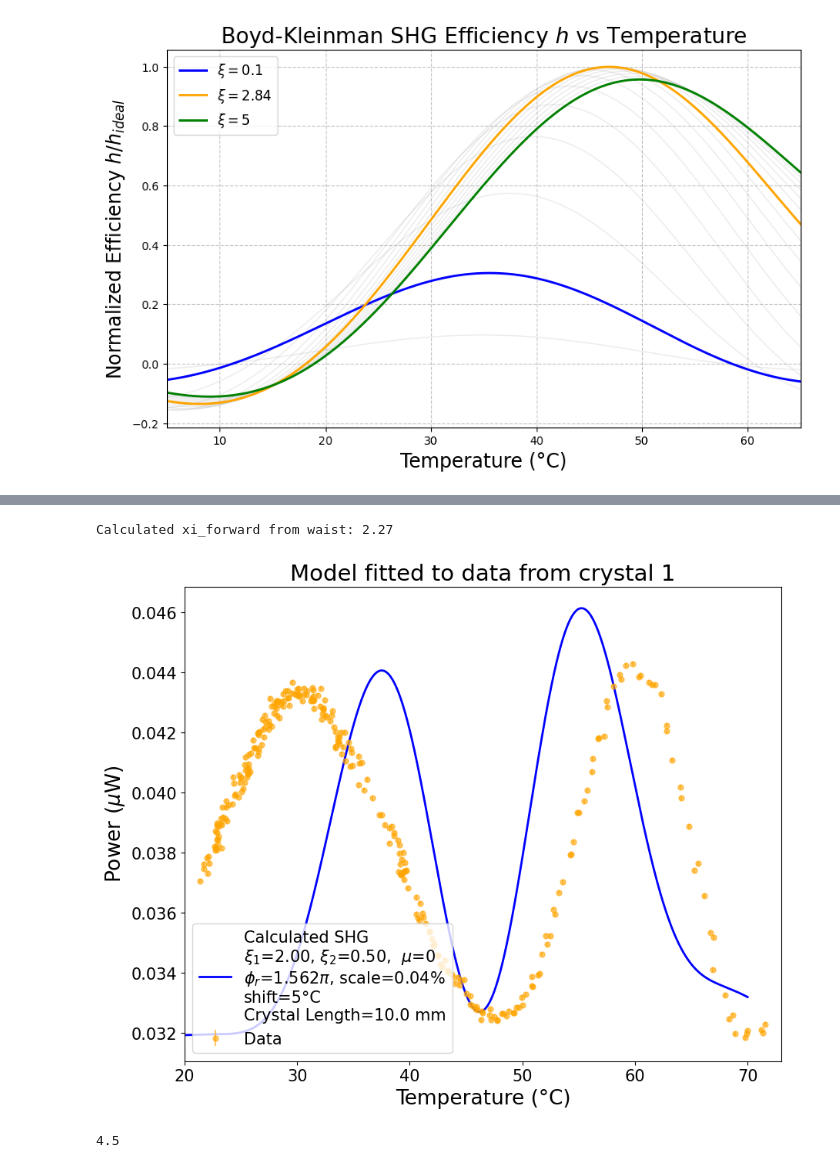
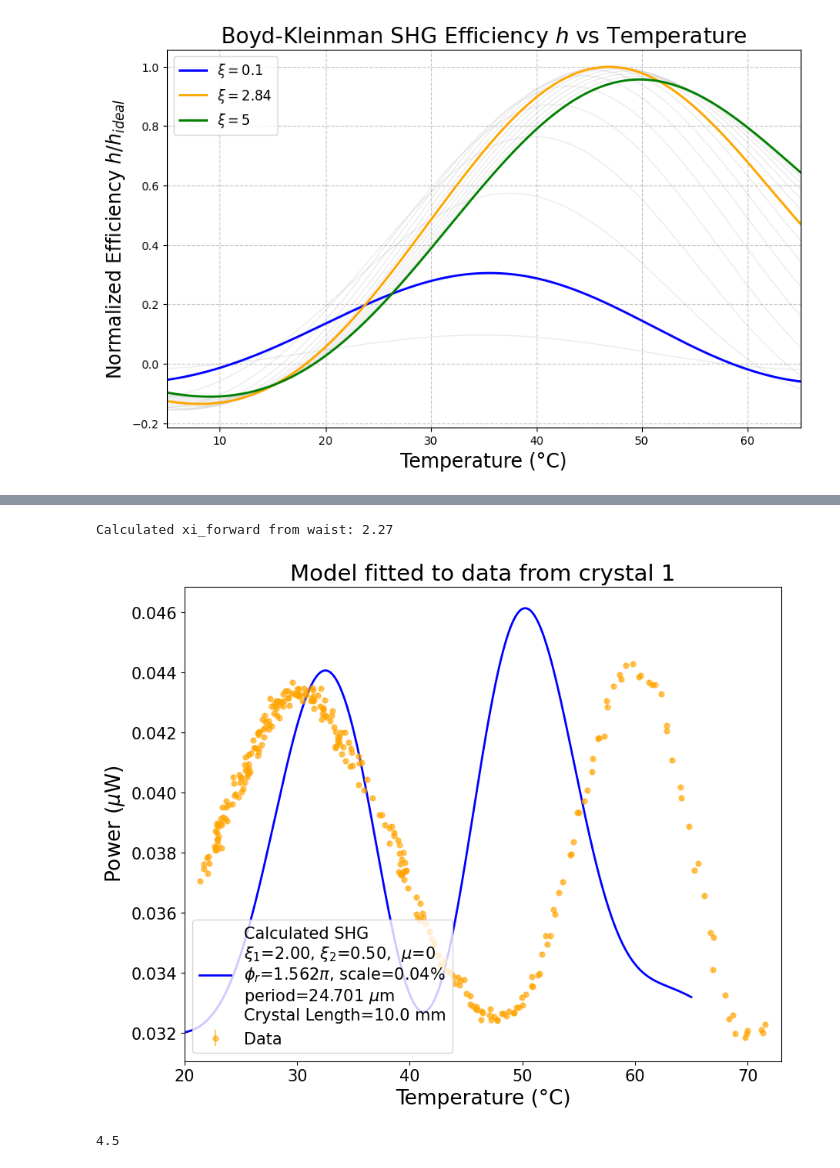
Before and after one commit to qpit/Eskild-Project-2026, a Jupyter notebook: main_document.ipynb, the cells around one changed output, grey strips where cells are left out. Cells and saved outputs as stored; diff of their text form; code cells hidden in the pictures.

```diff
--- a/main_document.ipynb
+++ b/main_document.ipynb
@@ -1060,39 +1012,43 @@ mus = 0
 P_in = 71e-3
 scale = 0.0011*1/3
 temperature_broadening_sigma = 0.01
-temperature_shift = 5  # Enter your manual temperature offset here in °C
-L_use = L
+
+poling_period = 24.701e-6  # Enter your actual poling period here in meters
+L_use = 405 * poling_period
+
+# Recalculate QPM with the new poling period
+QPM_use = quasi_phase_mismatch(n_value_array[1,:], omegas[1], n_value_array[0,:], omegas[0], poling_period, sim_temp_C + 273.15, T_ref, a_z)
 
 T_sub, total_efficiency, A_forward, A_backward, xi_backward, P_fin = calculate_scaled_A2omega(
-    sim_temp_C, QPM, L_use, xi_forward, R_mirror, phi_r, mus=mus, n_omega=n_omega, n_2omega=n_2omega, Pin=P_in, scale_factor=scale
+    sim_temp_C, QPM_use, L_use, xi_forward, R_mirror, phi_r, mus=mus, n_omega=n_omega, n_2omega=n_2omega, Pin=P_in, scale_factor=scale
 )
 dT = T_sub[1] - T_sub[0]
 sigma_points = temperature_broadening_sigma / dT
 P_fin_broadened = gaussian_filter1d(P_fin, sigma=sigma_points)
 
 fig, ax = plt.subplots(figsize=(10, 8))
 
 param_label = (
     f'Calculated SHG\n'
     f'$\\xi_1$={xi_forward:.2f}, $\\xi_2$={xi_backward:.2f},  $\\mu$={mus}\n'
     f'$\\phi_r$={(phi_r/np.pi):.3f}$\\pi$, scale={(scale*100):.2f}%\n'
-    f'shift={temperature_shift}°C\n'
+    f'period={poling_period*1e6:.3f} $\\mu$m\n'
     f'Crystal Length={L_use*1e3:.1f} mm'
 )
 
 # Plot the main broadened signal
-ax.plot(T_sub + temperature_shift, P_fin_broadened * 1e6 + power_uW.min(), label=param_label, color='blue', lw=2)
+ax.plot(T_sub, P_fin_broadened * 1e6 + power_uW.min(), label=param_label, color='blue', lw=2)
 ax.set_title('Model fitted to data from crystal 1', fontsize=21)
 ax.errorbar(temperature, power_uW, yerr=SEM_power_uW, fmt='o', markersize=5, label='Data', color='orange', alpha=0.6)
 ax.set_xlabel('Temperature (°C)', fontsize=19)
 ax.set_ylabel('Power ($\\mu$W)', fontsize=19)
 ax.tick_params(axis='both', which='major', labelsize=15)
 ax.set_xlim(20, 73)
 ax.legend(fontsize=15, loc='lower left')
 plt.savefig(f'C:\\Users\\eskil\\OneDrive\\DTU\\6.sem\\bachelor_project\\figures\\crystal1_fit.pdf', dpi=500, bbox_inches='tight')
 # %% [output]
 Calculated xi_forward from waist: 2.27
-[figure, old version]
+[figure, new version]
 # %%
 10 / 2 * (1-0.1)
 # %% [output]
```
Also changed, not shown: parts of 2 cells of this notebook, 2 other files.
